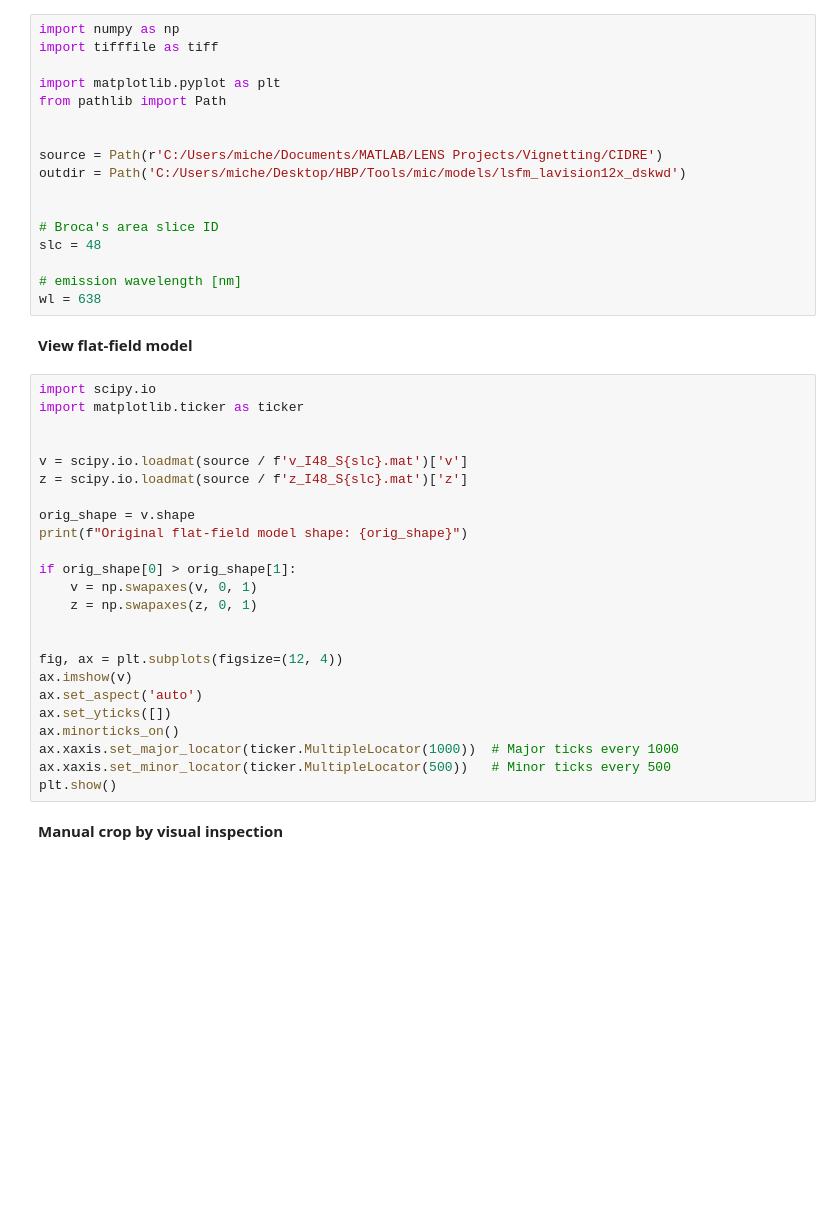
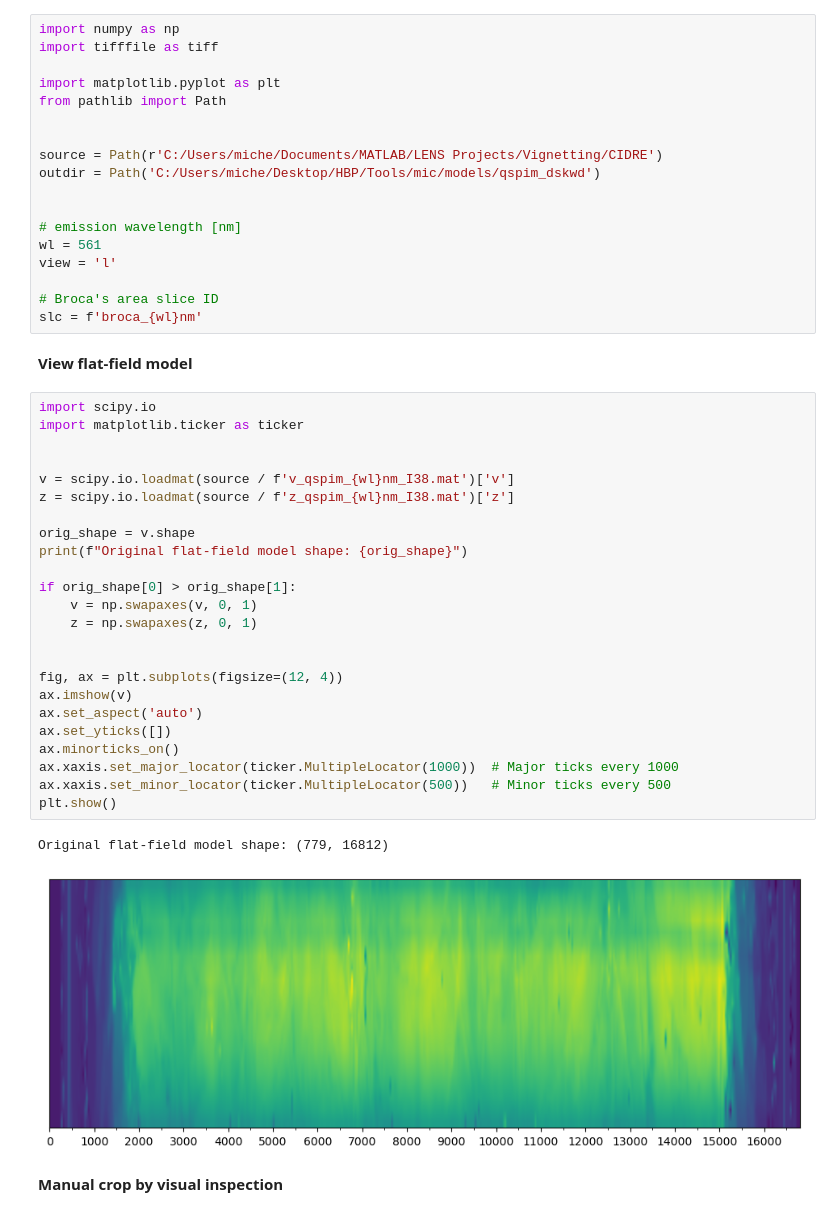
Before and after one commit to lens-biophotonics/mic, a Jupyter notebook: notebooks/cidre_model_postproc.ipynb, the cells around one changed output. Cells and saved outputs as stored; diff of their text form; blank space fills up the shorter version.

Commit message:
Add qSPIM illumination models

```diff
--- a/notebooks/cidre_model_postproc.ipynb
+++ b/notebooks/cidre_model_postproc.ipynb
@@ -7,40 +7,44 @@ from pathlib import Path
 
 
 source = Path(r'C:/Users/miche/Documents/MATLAB/LENS Projects/Vignetting/CIDRE')
-outdir = Path('C:/Users/miche/Desktop/HBP/Tools/mic/models/lsfm_lavision12x_dskwd')
+outdir = Path('C:/Users/miche/Desktop/HBP/Tools/mic/models/qspim_dskwd')
 
 
+# emission wavelength [nm]
+wl = 561
+view = 'l'
+
 # Broca's area slice ID
-slc = 48
-
-# emission wavelength [nm]
-wl = 638
+slc = f'broca_{wl}nm'
 # %% [markdown]
 **View flat-field model**
 # %%
 import scipy.io
 import matplotlib.ticker as ticker
 
 
-v = scipy.io.loadmat(source / f'v_I48_S{slc}.mat')['v']
-z = scipy.io.loadmat(source / f'z_I48_S{slc}.mat')['z']
+v = scipy.io.loadmat(source / f'v_qspim_{wl}nm_I38.mat')['v']
+z = scipy.io.loadmat(source / f'z_qspim_{wl}nm_I38.mat')['z']
 
 orig_shape = v.shape
 print(f"Original flat-field model shape: {orig_shape}")
 
 if orig_shape[0] > orig_shape[1]:
     v = np.swapaxes(v, 0, 1)
     z = np.swapaxes(z, 0, 1)
 
 
 fig, ax = plt.subplots(figsize=(12, 4))
 ax.imshow(v)
 ax.set_aspect('auto')
 ax.set_yticks([])
 ax.minorticks_on()
 ax.xaxis.set_major_locator(ticker.MultipleLocator(1000))  # Major ticks every 1000
 ax.xaxis.set_minor_locator(ticker.MultipleLocator(500))   # Minor ticks every 500
 plt.show()
+# %% [output]
+Original flat-field model shape: (779, 16812)
+[figure, added]
 # %% [markdown]
 **Manual crop by visual inspection**
 # %%
```
Also changed, not shown: parts of 2 cells of this notebook, 9 other files.
